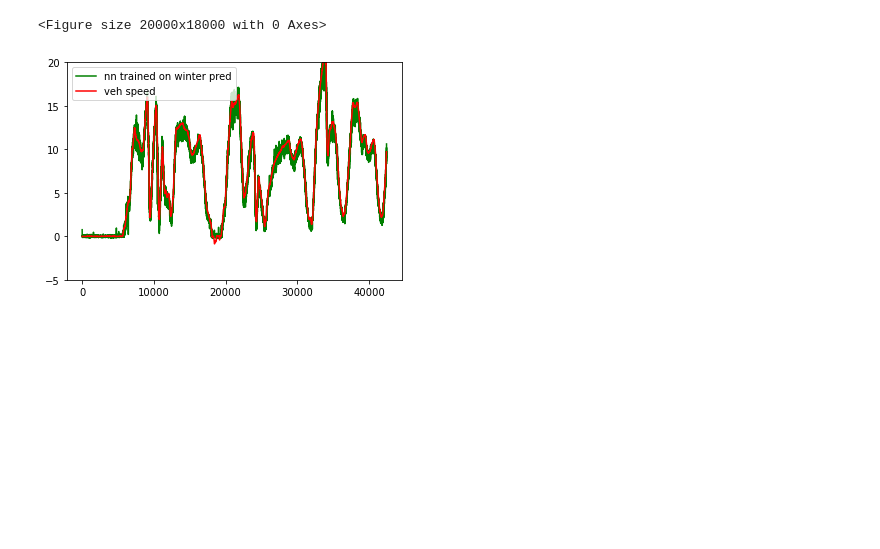
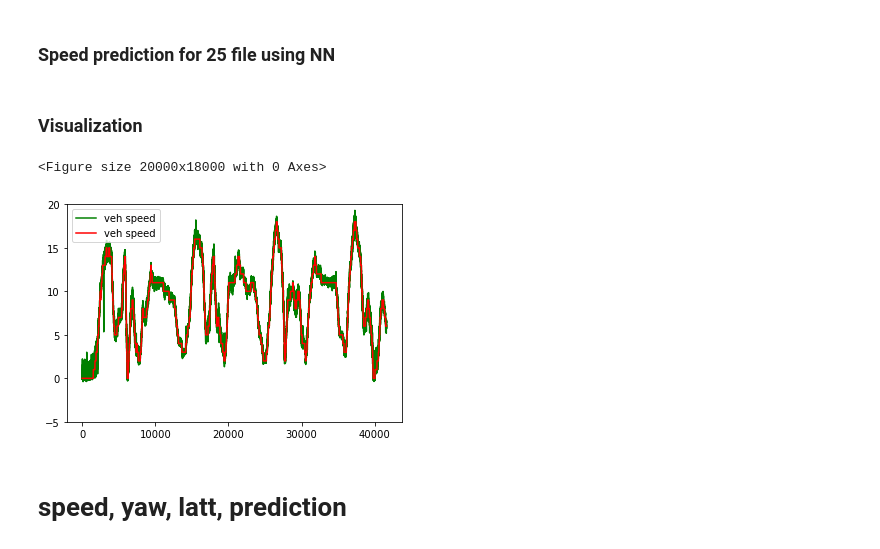
Before and after one commit to otoofim/commaai_speed_det, a Jupyter notebook: speed comparison nn_slam.ipynb, the cells around one changed output. Cells and saved outputs as stored; diff of their text form; code cells hidden in the pictures; blank space fills up the shorter version.

```diff
--- a/speed comparison nn_slam.ipynb
+++ b/speed comparison nn_slam.ipynb
@@ -9,0 +7,18 @@ slam_23 = np.array([None if x.strip() == "None" else float(x.strip()) * 10 for x
+# %%
+#file 25 gt;  veh speed, yaw, lateral velocity
+gt_23 = open("../signals/data/signal dataset/veh_yaw_latt_23.txt").readlines()[1:]
+tmp = [line.split(',')[1:]for line in gt_23]
+ext_gt = []
+for i in range(len(tmp)):
+    ext_gt.append([abs(int(float(gt.strip()))) for gt in tmp[i]])
+
+gt_23 = np.array(ext_gt)
+# %%
+#file 25 gt;  veh speed, yaw, lateral velocity
+gt_25 = open("../signals/data/signal dataset/veh_yaw_latt_25.txt").readlines()[1:]
+tmp = [line.split(',')[1:]for line in gt_25]
+ext_gt = []
+for i in range(len(tmp)):
+    ext_gt.append([abs(int(float(gt.strip()))) for gt in tmp[i]])
+
+gt_25 = np.array(ext_gt)
@@ -12,21 +34,43 @@ gt_23 = list(map(float, gt_23))
 nn_winter_23 = list(map(float, nn_winter_23))
 nn_commaai_23 = list(map(float, nn_commaai_23))
 #slam_23 = list(map(float, slam_23))
+# %% [markdown]
+### Speed prediction for 25 file using NN
+# %%
+nn_winter_25 = open("../speed_det/output/sp_25pred.txt").readlines()
+nn_winter_25 = [float(pred.strip()) for pred in nn_winter_25]
+# %% [markdown]
+### Visualization
 # %%
-
+test_name = "nn_winter_25_speed"
 plt.figure(figsize=(20, 18), dpi=1000)
 fig = plt.figure()
 
+#------------------23---------------------------------
+
+
 #plt.plot(nn_commaai_23, 'b', label = 'nn trained on commai pred')
 #plt.plot(slam_23, 'y', label = 'slam pred')
-plt.plot(nn_winter_23, 'g', label = 'nn trained on winter pred')
-plt.plot(gt_23, 'r', label = 'veh speed')
+#plt.plot(nn_winter_23, 'g', label = 'nn trained on winter pred')
+
+#plt.plot(gt_23[:,0], 'r', label = 'veh speed')
+
+
+#------------------25---------------------------------
+
+plt.plot(nn_winter_25, 'g', label = 'veh speed')
+plt.plot(gt_25[:,0], 'r', label = 'veh speed')
+
+
 plt.legend(loc="upper left")
+
 #plt.xlim(10000, 20000)
 plt.ylim(-5, 20)
-fig.savefig("./graphs/plot.png", bbox_inches='tight', transparent=True,  dpi=1000)
-#fig.savefig('comaai.png', dpi=1000)
+
+fig.savefig("./graphs/{}.png".format(test_name), bbox_inches='tight', transparent=True,  dpi=1000)
 plt.show()
 # %% [output]
 <Figure size 20000x18000 with 0 Axes>
-[figure, old version]
+[figure, new version]
+# %% [markdown]
+# speed, yaw, latt, prediction
```
Also changed, not shown: parts of 8 cells of this notebook, 8 other files.
